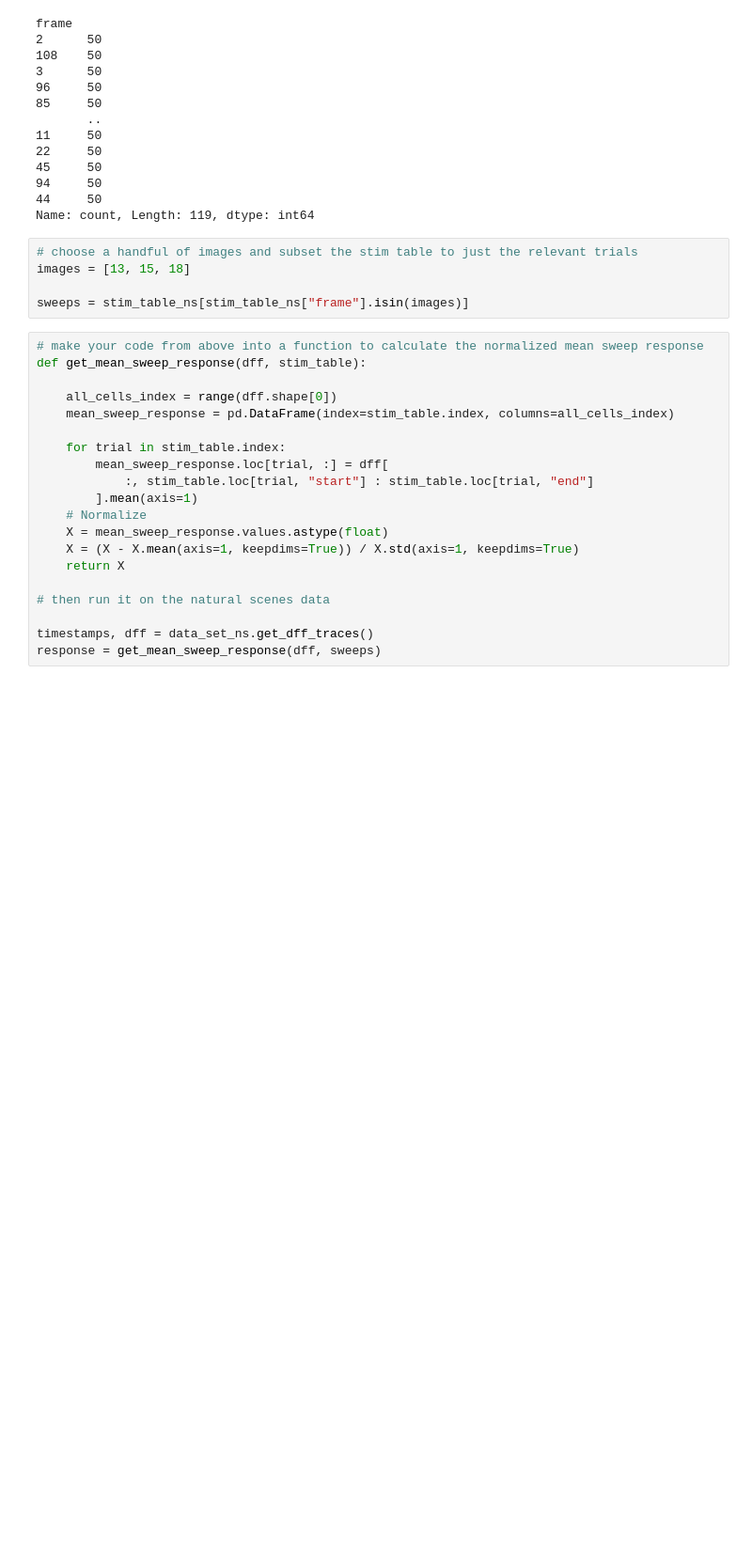
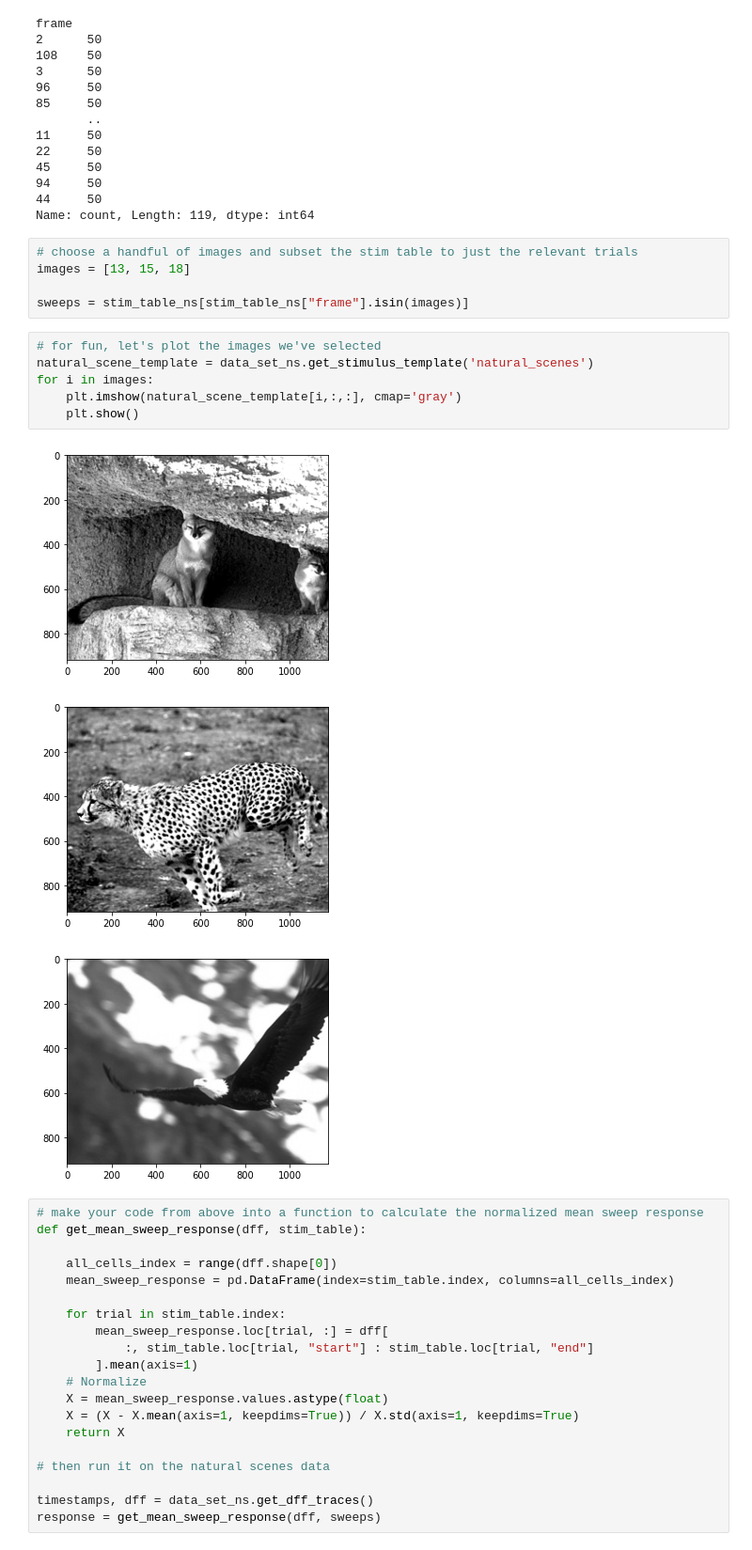
Before and after one commit to AllenSWDB/TReND_2024, a Jupyter notebook: code/Solutions/Day 2 - population decoding Complete.ipynb, the cells around one changed output. Shown: that part at 94% size. Drawn from its saved outputs; the diff is of its cells as text; blank space fills up the shorter version.

Commit message:
pop decoding - add image views

```diff
--- a/code/Solutions/Day 2 - population decoding Complete.ipynb
+++ b/code/Solutions/Day 2 - population decoding Complete.ipynb
@@ -469,6 +469,16 @@ Name: count, Length: 119, dtype: int64
 images = [13, 15, 18]
 
 sweeps = stim_table_ns[stim_table_ns["frame"].isin(images)]
+# %%
+# for fun, let's plot the images we've selected
+natural_scene_template = data_set_ns.get_stimulus_template('natural_scenes')
+for i in images:
+    plt.imshow(natural_scene_template[i,:,:], cmap='gray')
+    plt.show()
+# %% [output]
+[figure, added]
+[figure, added]
+[figure, added]
 # %%
 # make your code from above into a function to calculate the normalized mean sweep response
 def get_mean_sweep_response(dff, stim_table):
```
Also changed, not shown: parts of 1 cell of this notebook, 1 other file.
